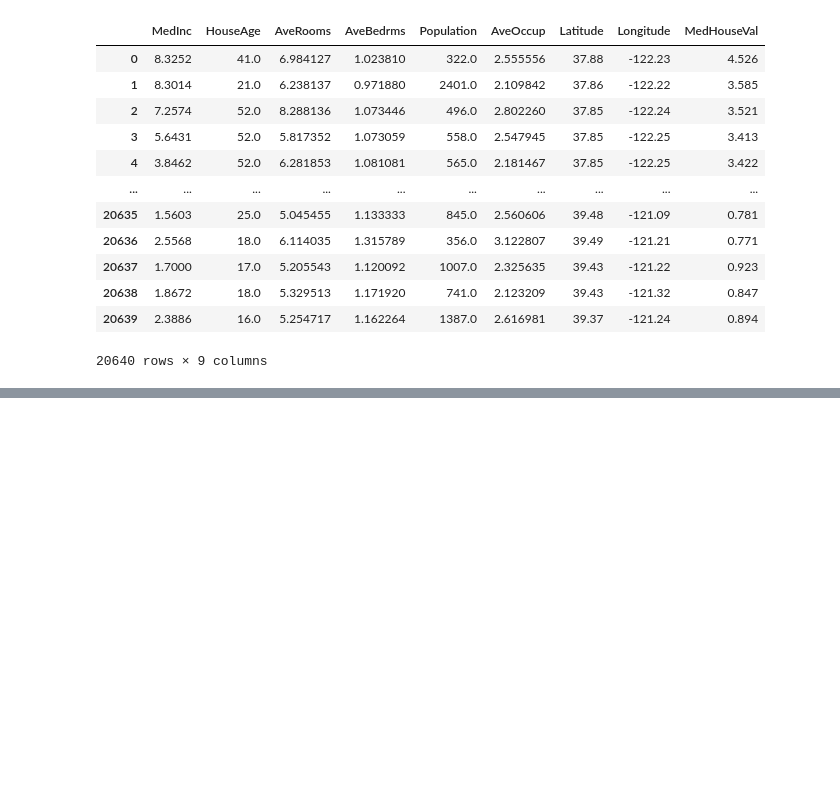
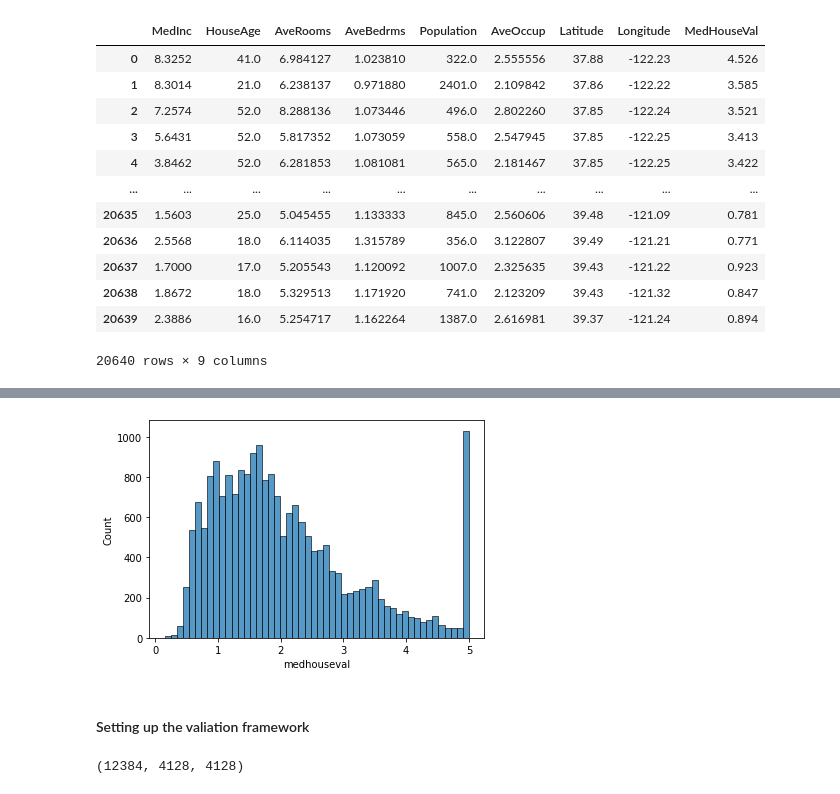
Before and after one commit to agudze-silas/ml-zoomcamp, a Jupyter notebook: week-2/house_price_prediction.ipynb, the cells around one changed output, grey strips where cells are left out. Drawn from its saved outputs; the diff is of its cells as text; code cells hidden in the pictures; blank space fills up the shorter version.

```diff
--- a/week-2/house_price_prediction.ipynb
+++ b/week-2/house_price_prediction.ipynb
@@ -60,3 +80,5 @@ df
 | 20638 | 1.8672 | 18.0 | 5.329513 | 1.171920 | 741.0 | 2.123209 | 39.43 | -121.32 | 0.847 |
 | 20639 | 2.3886 | 16.0 | 5.254717 | 1.162264 | 1387.0 | 2.616981 | 39.37 | -121.24 | 0.894 |
 20640 rows × 9 columns
+# %%
+df.columns = df.columns.str.lower()
@@ -62,0 +136,6 @@ df
+# %%
+sns.histplot(df.medhouseval,bins=50);
+# %% [output]
+[figure, added]
+# %% [markdown]
+#### Setting up the valiation framework
@@ -62,0 +147,4 @@ df
+# %%
+n_train,n_test,n_val
+# %% [output]
+(12384, 4128, 4128)
```
Also changed, not shown: parts of 26 cells of this notebook, 1 other file.
